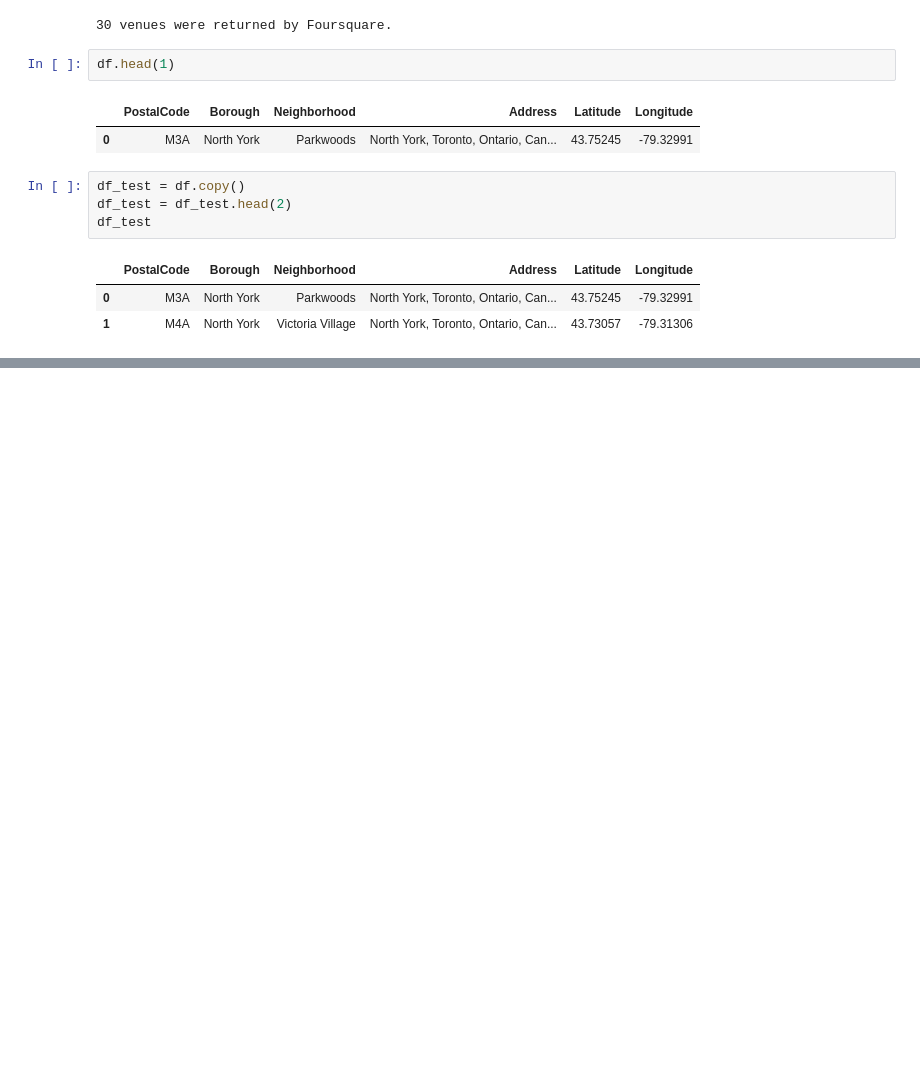
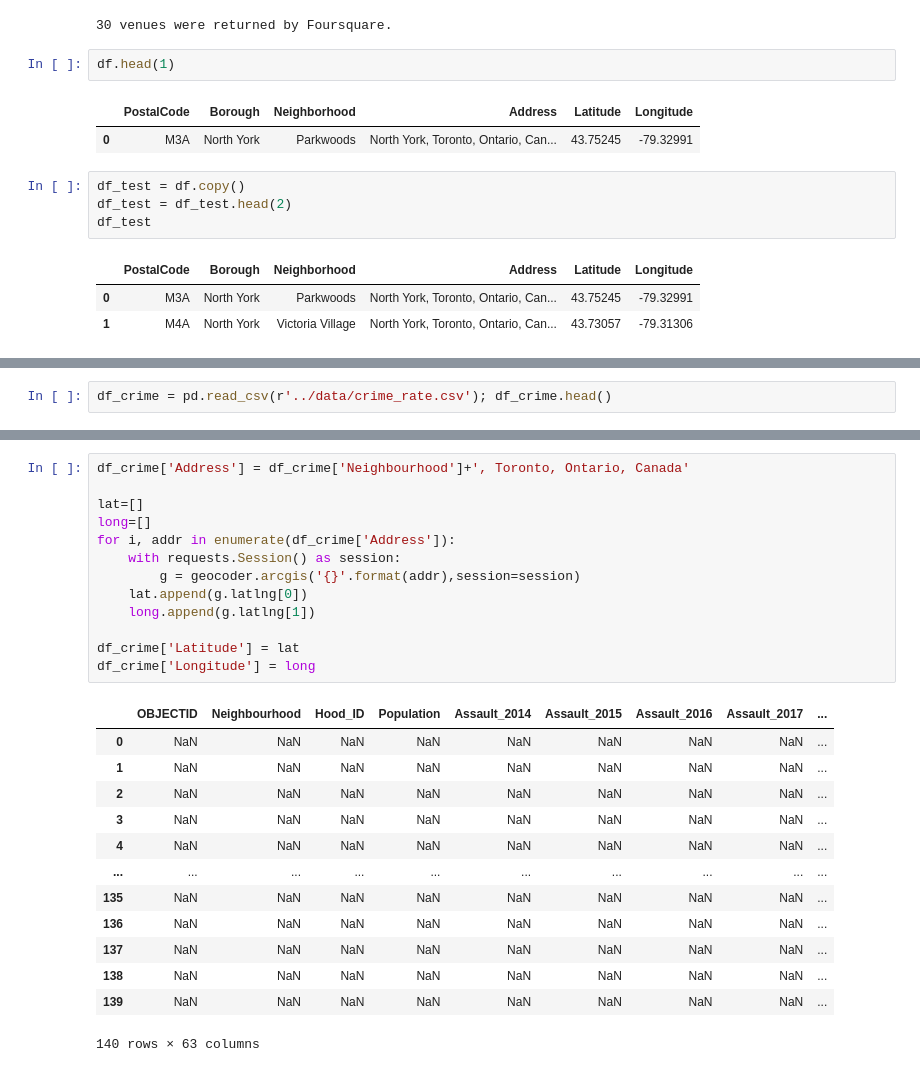
Before and after one commit to sarang-manohar/Coursera_Capstone, a Jupyter notebook: code/Toronto.ipynb, the cells around one changed output, grey strips where cells are left out. Cells and saved outputs as stored; diff of their text form; blank space fills up the shorter version.

```diff
--- a/code/Toronto.ipynb
+++ b/code/Toronto.ipynb
@@ -222,0 +226,2 @@ Mimico NW, The Queensway West, South of Bloor, Kingsway Park South West, Royal Y
+# %%
+df_crime = pd.read_csv(r'../data/crime_rate.csv'); df_crime.head()
@@ -222,0 +236,27 @@ Mimico NW, The Queensway West, South of Bloor, Kingsway Park South West, Royal Y
+# %%
+df_crime['Address'] = df_crime['Neighbourhood']+', Toronto, Ontario, Canada'
+
+lat=[]
+long=[]
+for i, addr in enumerate(df_crime['Address']):
+    with requests.Session() as session:
+        g = geocoder.arcgis('{}'.format(addr),session=session)
+    lat.append(g.latlng[0])
+    long.append(g.latlng[1])
+
+df_crime['Latitude'] = lat
+df_crime['Longitude'] = long
+# %% [output]
+|  | OBJECTID | Neighbourhood | Hood_ID | Population | Assault_2014 | Assault_2015 | Assault_2016 | Assault_2017 | ... |
+| 0 | NaN | NaN | NaN | NaN | NaN | NaN | NaN | NaN | ... |
+| 1 | NaN | NaN | NaN | NaN | NaN | NaN | NaN | NaN | ... |
+| 2 | NaN | NaN | NaN | NaN | NaN | NaN | NaN | NaN | ... |
+| 3 | NaN | NaN | NaN | NaN | NaN | NaN | NaN | NaN | ... |
+| 4 | NaN | NaN | NaN | NaN | NaN | NaN | NaN | NaN | ... |
+| ... | ... | ... | ... | ... | ... | ... | ... | ... | ... |
+| 135 | NaN | NaN | NaN | NaN | NaN | NaN | NaN | NaN | ... |
+| 136 | NaN | NaN | NaN | NaN | NaN | NaN | NaN | NaN | ... |
+| 137 | NaN | NaN | NaN | NaN | NaN | NaN | NaN | NaN | ... |
+| 138 | NaN | NaN | NaN | NaN | NaN | NaN | NaN | NaN | ... |
+| 139 | NaN | NaN | NaN | NaN | NaN | NaN | NaN | NaN | ... |
+140 rows × 63 columns
```
Also changed, not shown: parts of 4 cells of this notebook.
